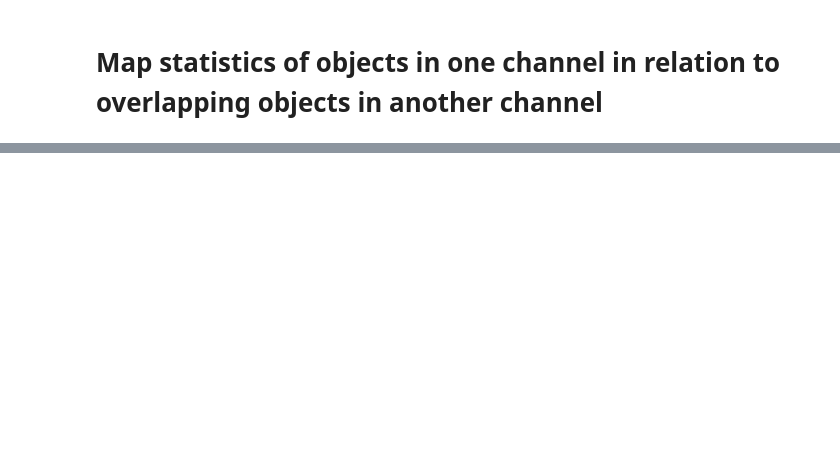
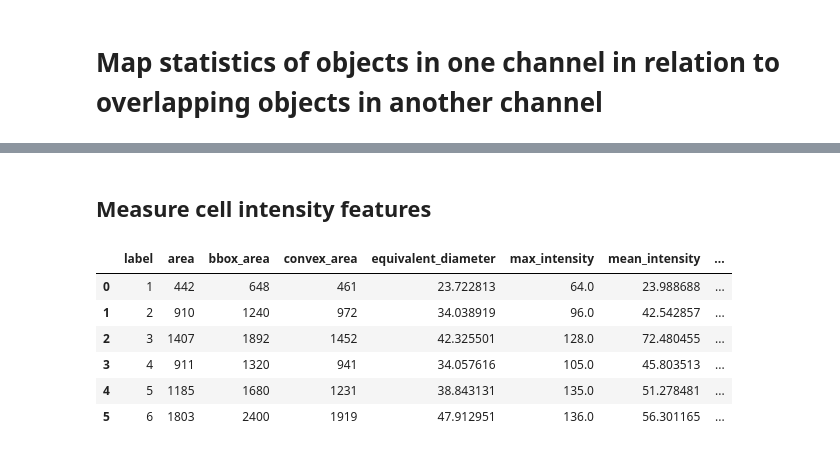
Before and after one commit to haesleinhuepf/napari-skimage-regionprops, a Jupyter notebook: demo/Regionprops_map_channels.ipynb, the cells around one changed output, grey strips where cells are left out. Saved outputs shown, nothing was run; the diff lists cells and outputs as text; code cells hidden in the pictures; blank space fills up the shorter version.

```diff
--- a/demo/Regionprops_map_channels.ipynb
+++ b/demo/Regionprops_map_channels.ipynb
@@ -150,0 +40,13 @@ table_list[0]
+# %% [markdown]
+## Measure cell intensity features
+# %%
+measurements_with_intensity = measure_labels_with_intensity(reference_labels=cell_labels, intensity_image=image_channel1)
+measurements_with_intensity
+# %% [output]
+|  | label | area | bbox_area | convex_area | equivalent_diameter | max_intensity | mean_intensity | ... |
+| 0 | 1 | 442 | 648 | 461 | 23.722813 | 64.0 | 23.988688 | ... |
+| 1 | 2 | 910 | 1240 | 972 | 34.038919 | 96.0 | 42.542857 | ... |
+| 2 | 3 | 1407 | 1892 | 1452 | 42.325501 | 128.0 | 72.480455 | ... |
+| 3 | 4 | 911 | 1320 | 941 | 34.057616 | 105.0 | 45.803513 | ... |
+| 4 | 5 | 1185 | 1680 | 1231 | 38.843131 | 135.0 | 51.278481 | ... |
+| 5 | 6 | 1803 | 2400 | 1919 | 47.912951 | 136.0 | 56.301165 | ... |
```
Also changed, not shown: parts of 41 cells of this notebook, 4 other files.
